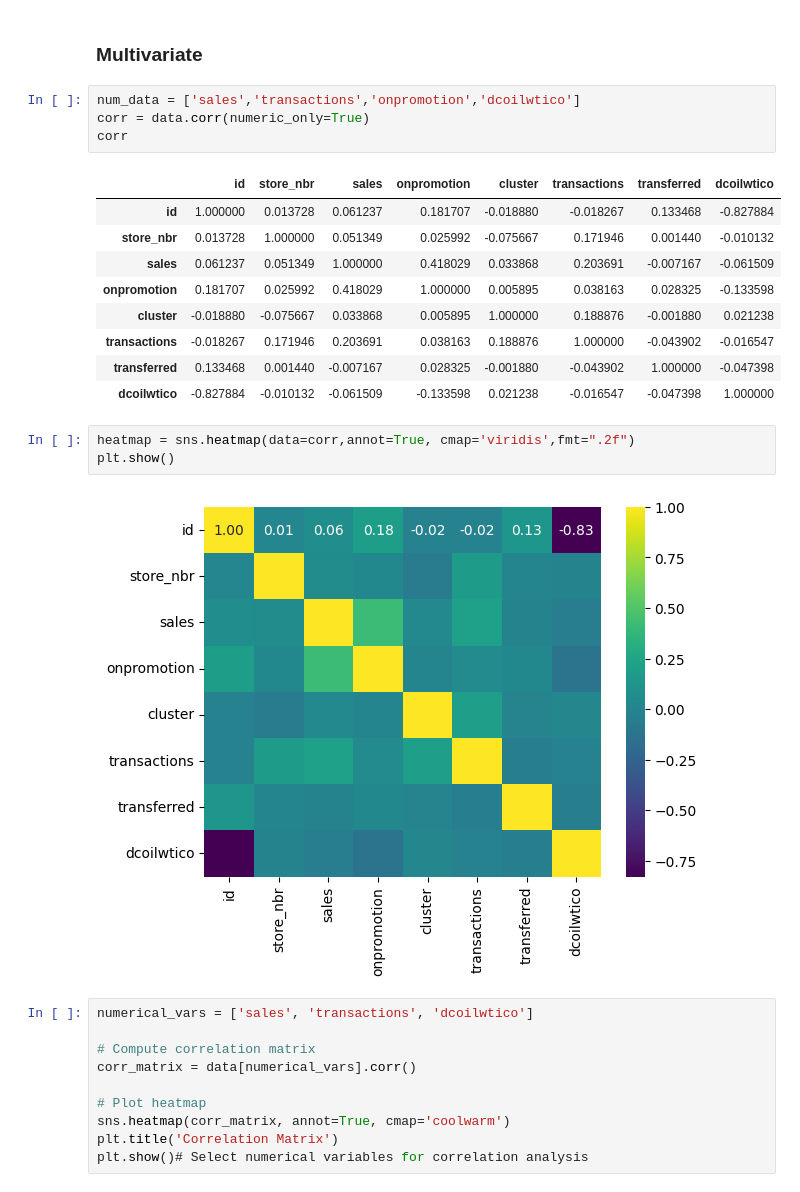
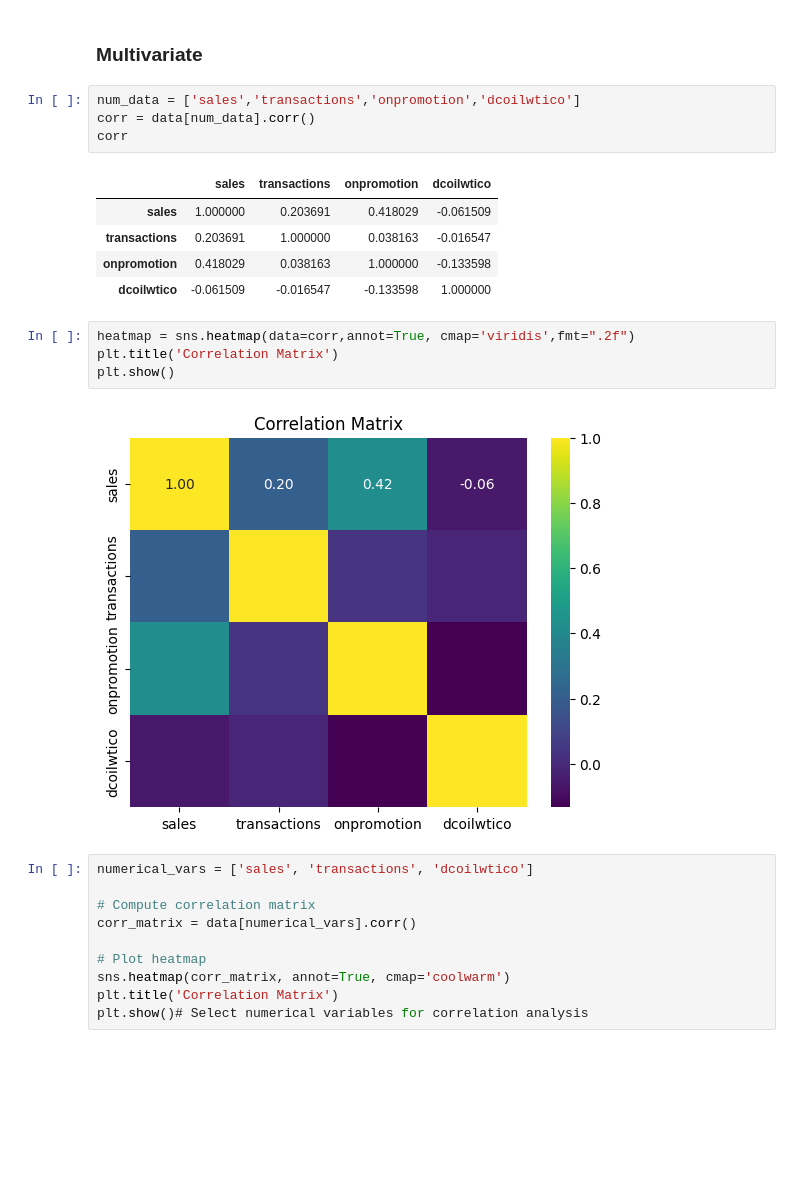
Before and after one commit to qochieng/Favorita-Store-Sales, a Jupyter notebook: favorita.ipynb, the cells around one changed output. Drawn from its saved outputs; the diff is of its cells as text; blank space fills up the shorter version.

```diff
--- a/favorita.ipynb
+++ b/favorita.ipynb
@@ -564,23 +594,20 @@ We can see that oil prices suffered a collapse towards the end of 2014 and have
 ### Multivariate
 # %%
 num_data = ['sales','transactions','onpromotion','dcoilwtico']
-corr = data.corr(numeric_only=True)
+corr = data[num_data].corr()
 corr
 # %% [output]
-|  | id | store_nbr | sales | onpromotion | cluster | transactions | transferred | dcoilwtico |
-| id | 1.000000 | 0.013728 | 0.061237 | 0.181707 | -0.018880 | -0.018267 | 0.133468 | -0.827884 |
-| store_nbr | 0.013728 | 1.000000 | 0.051349 | 0.025992 | -0.075667 | 0.171946 | 0.001440 | -0.010132 |
-| sales | 0.061237 | 0.051349 | 1.000000 | 0.418029 | 0.033868 | 0.203691 | -0.007167 | -0.061509 |
-| onpromotion | 0.181707 | 0.025992 | 0.418029 | 1.000000 | 0.005895 | 0.038163 | 0.028325 | -0.133598 |
-| cluster | -0.018880 | -0.075667 | 0.033868 | 0.005895 | 1.000000 | 0.188876 | -0.001880 | 0.021238 |
-| transactions | -0.018267 | 0.171946 | 0.203691 | 0.038163 | 0.188876 | 1.000000 | -0.043902 | -0.016547 |
-| transferred | 0.133468 | 0.001440 | -0.007167 | 0.028325 | -0.001880 | -0.043902 | 1.000000 | -0.047398 |
-| dcoilwtico | -0.827884 | -0.010132 | -0.061509 | -0.133598 | 0.021238 | -0.016547 | -0.047398 | 1.000000 |
+|  | sales | transactions | onpromotion | dcoilwtico |
+| sales | 1.000000 | 0.203691 | 0.418029 | -0.061509 |
+| transactions | 0.203691 | 1.000000 | 0.038163 | -0.016547 |
+| onpromotion | 0.418029 | 0.038163 | 1.000000 | -0.133598 |
+| dcoilwtico | -0.061509 | -0.016547 | -0.133598 | 1.000000 |
 # %%
 heatmap = sns.heatmap(data=corr,annot=True, cmap='viridis',fmt=".2f")
+plt.title('Correlation Matrix')
 plt.show()
 # %% [output]
-[figure, old version]
+[figure, new version]
 # %%
 numerical_vars = ['sales', 'transactions', 'dcoilwtico']
 
```
Also changed, not shown: parts of 35 cells of this notebook.
